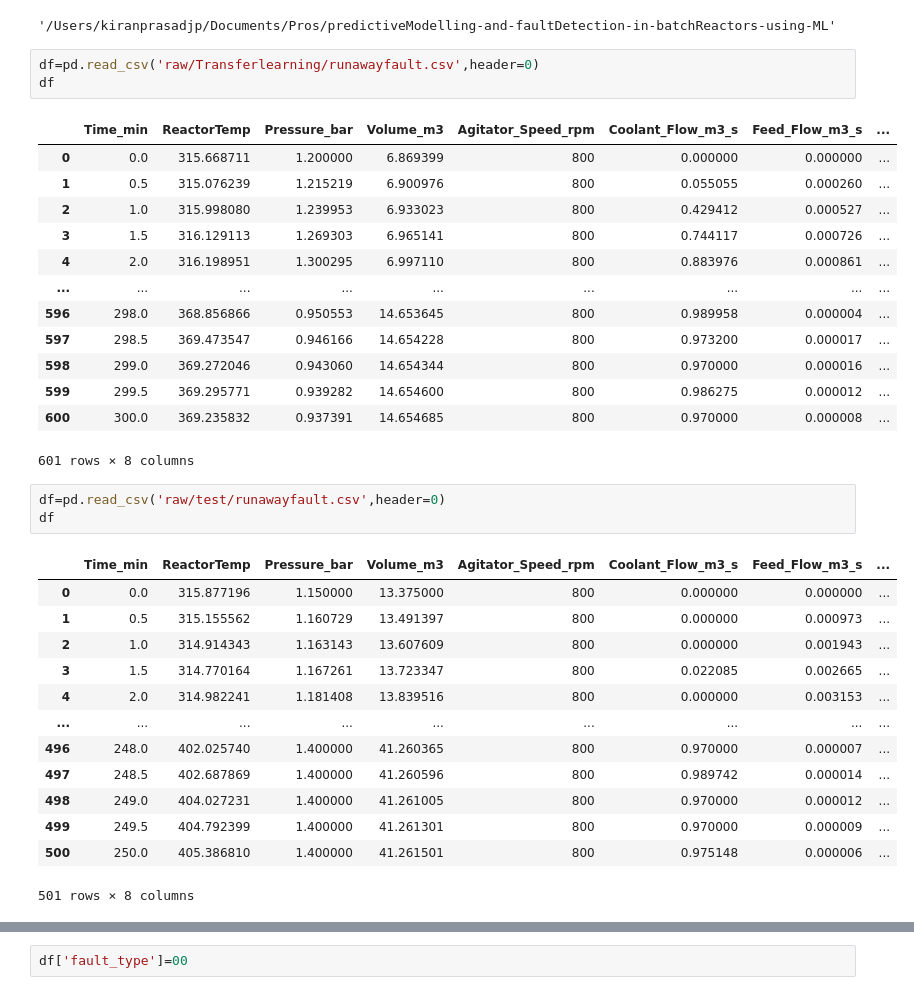
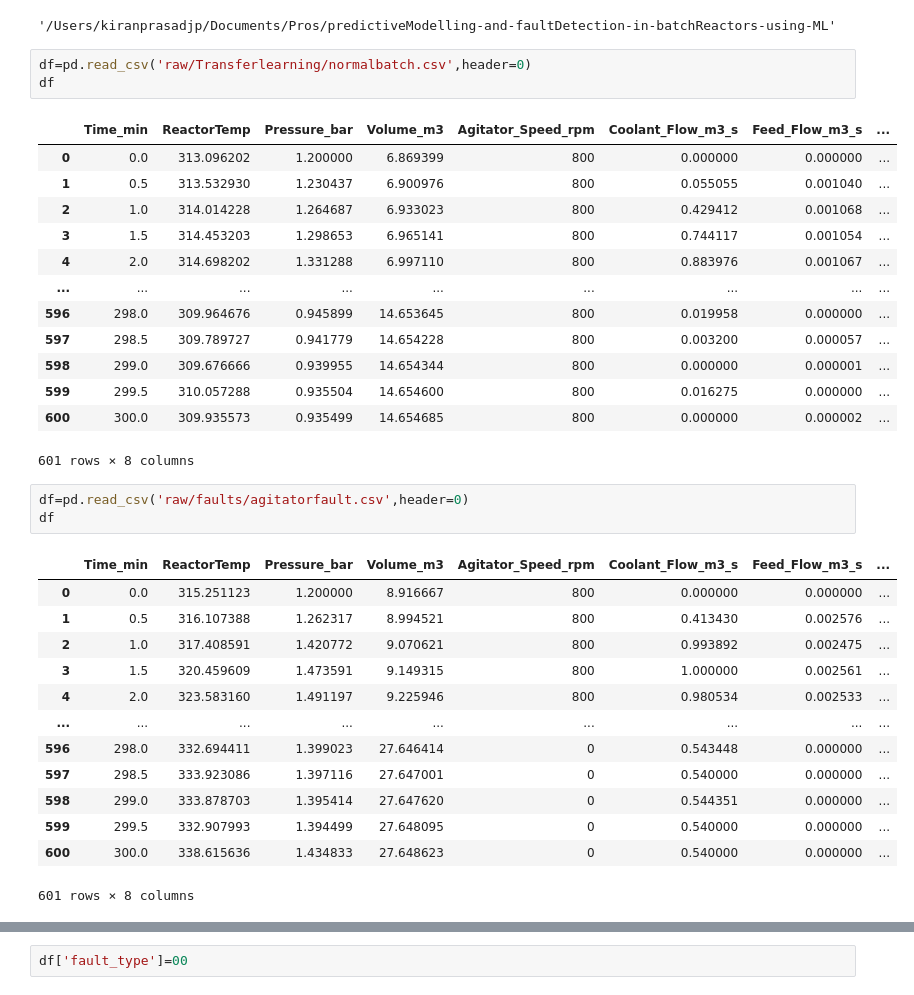
Before and after one commit to captainKLSH/predictiveModelling-and-faultDetection-in-batchReactors-using-ML, a Jupyter notebook: work.ipynb, the cells around one changed output, grey strips where cells are left out. Cells and saved outputs as stored; diff of their text form.

```diff
--- a/work.ipynb
+++ b/work.ipynb
@@ -12,39 +39,39 @@ pwd
 # %% [output]
 '/Users/kiranprasadjp/Documents/Pros/predictiveModelling-and-faultDetection-in-batchReactors-using-ML'
 # %%
-df=pd.read_csv('raw/Transferlearning/runawayfault.csv',header=0)
+df=pd.read_csv('raw/Transferlearning/normalbatch.csv',header=0)
 df
 # %% [output]
 |  | Time_min | ReactorTemp | Pressure_bar | Volume_m3 | Agitator_Speed_rpm | Coolant_Flow_m3_s | Feed_Flow_m3_s | ... |
-| 0 | 0.0 | 315.668711 | 1.200000 | 6.869399 | 800 | 0.000000 | 0.000000 | ... |
-| 1 | 0.5 | 315.076239 | 1.215219 | 6.900976 | 800 | 0.055055 | 0.000260 | ... |
-| 2 | 1.0 | 315.998080 | 1.239953 | 6.933023 | 800 | 0.429412 | 0.000527 | ... |
-| 3 | 1.5 | 316.129113 | 1.269303 | 6.965141 | 800 | 0.744117 | 0.000726 | ... |
-| 4 | 2.0 | 316.198951 | 1.300295 | 6.997110 | 800 | 0.883976 | 0.000861 | ... |
+| 0 | 0.0 | 313.096202 | 1.200000 | 6.869399 | 800 | 0.000000 | 0.000000 | ... |
+| 1 | 0.5 | 313.532930 | 1.230437 | 6.900976 | 800 | 0.055055 | 0.001040 | ... |
+| 2 | 1.0 | 314.014228 | 1.264687 | 6.933023 | 800 | 0.429412 | 0.001068 | ... |
+| 3 | 1.5 | 314.453203 | 1.298653 | 6.965141 | 800 | 0.744117 | 0.001054 | ... |
+| 4 | 2.0 | 314.698202 | 1.331288 | 6.997110 | 800 | 0.883976 | 0.001067 | ... |
 | ... | ... | ... | ... | ... | ... | ... | ... | ... |
-| 596 | 298.0 | 368.856866 | 0.950553 | 14.653645 | 800 | 0.989958 | 0.000004 | ... |
-| 597 | 298.5 | 369.473547 | 0.946166 | 14.654228 | 800 | 0.973200 | 0.000017 | ... |
-| 598 | 299.0 | 369.272046 | 0.943060 | 14.654344 | 800 | 0.970000 | 0.000016 | ... |
-| 599 | 299.5 | 369.295771 | 0.939282 | 14.654600 | 800 | 0.986275 | 0.000012 | ... |
-| 600 | 300.0 | 369.235832 | 0.937391 | 14.654685 | 800 | 0.970000 | 0.000008 | ... |
+| 596 | 298.0 | 309.964676 | 0.945899 | 14.653645 | 800 | 0.019958 | 0.000000 | ... |
+| 597 | 298.5 | 309.789727 | 0.941779 | 14.654228 | 800 | 0.003200 | 0.000057 | ... |
+| 598 | 299.0 | 309.676666 | 0.939955 | 14.654344 | 800 | 0.000000 | 0.000001 | ... |
+| 599 | 299.5 | 310.057288 | 0.935504 | 14.654600 | 800 | 0.016275 | 0.000000 | ... |
+| 600 | 300.0 | 309.935573 | 0.935499 | 14.654685 | 800 | 0.000000 | 0.000002 | ... |
 601 rows × 8 columns
 # %%
-df=pd.read_csv('raw/test/runawayfault.csv',header=0)
+df=pd.read_csv('raw/faults/agitatorfault.csv',header=0)
 df
 # %% [output]
 |  | Time_min | ReactorTemp | Pressure_bar | Volume_m3 | Agitator_Speed_rpm | Coolant_Flow_m3_s | Feed_Flow_m3_s | ... |
-| 0 | 0.0 | 315.877196 | 1.150000 | 13.375000 | 800 | 0.000000 | 0.000000 | ... |
-| 1 | 0.5 | 315.155562 | 1.160729 | 13.491397 | 800 | 0.000000 | 0.000973 | ... |
-| 2 | 1.0 | 314.914343 | 1.163143 | 13.607609 | 800 | 0.000000 | 0.001943 | ... |
-| 3 | 1.5 | 314.770164 | 1.167261 | 13.723347 | 800 | 0.022085 | 0.002665 | ... |
-| 4 | 2.0 | 314.982241 | 1.181408 | 13.839516 | 800 | 0.000000 | 0.003153 | ... |
+| 0 | 0.0 | 315.251123 | 1.200000 | 8.916667 | 800 | 0.000000 | 0.000000 | ... |
+| 1 | 0.5 | 316.107388 | 1.262317 | 8.994521 | 800 | 0.413430 | 0.002576 | ... |
+| 2 | 1.0 | 317.408591 | 1.420772 | 9.070621 | 800 | 0.993892 | 0.002475 | ... |
+| 3 | 1.5 | 320.459609 | 1.473591 | 9.149315 | 800 | 1.000000 | 0.002561 | ... |
+| 4 | 2.0 | 323.583160 | 1.491197 | 9.225946 | 800 | 0.980534 | 0.002533 | ... |
 | ... | ... | ... | ... | ... | ... | ... | ... | ... |
-| 496 | 248.0 | 402.025740 | 1.400000 | 41.260365 | 800 | 0.970000 | 0.000007 | ... |
-| 497 | 248.5 | 402.687869 | 1.400000 | 41.260596 | 800 | 0.989742 | 0.000014 | ... |
-| 498 | 249.0 | 404.027231 | 1.400000 | 41.261005 | 800 | 0.970000 | 0.000012 | ... |
-| 499 | 249.5 | 404.792399 | 1.400000 | 41.261301 | 800 | 0.970000 | 0.000009 | ... |
-| 500 | 250.0 | 405.386810 | 1.400000 | 41.261501 | 800 | 0.975148 | 0.000006 | ... |
+| 596 | 298.0 | 332.694411 | 1.399023 | 27.646414 | 0 | 0.543448 | 0.000000 | ... |
+| 597 | 298.5 | 333.923086 | 1.397116 | 27.647001 | 0 | 0.540000 | 0.000000 | ... |
+| 598 | 299.0 | 333.878703 | 1.395414 | 27.647620 | 0 | 0.544351 | 0.000000 | ... |
+| 599 | 299.5 | 332.907993 | 1.394499 | 27.648095 | 0 | 0.540000 | 0.000000 | ... |
+| 600 | 300.0 | 338.615636 | 1.434833 | 27.648623 | 0 | 0.540000 | 0.000000 | ... |
-501 rows × 8 columns
+601 rows × 8 columns
 # %%
 df.plot('Time_min','ReactorTemp')
 df.plot('Time_min','Pressure_bar')
```
Also changed, not shown: parts of 3 cells of this notebook, 21 other files.
